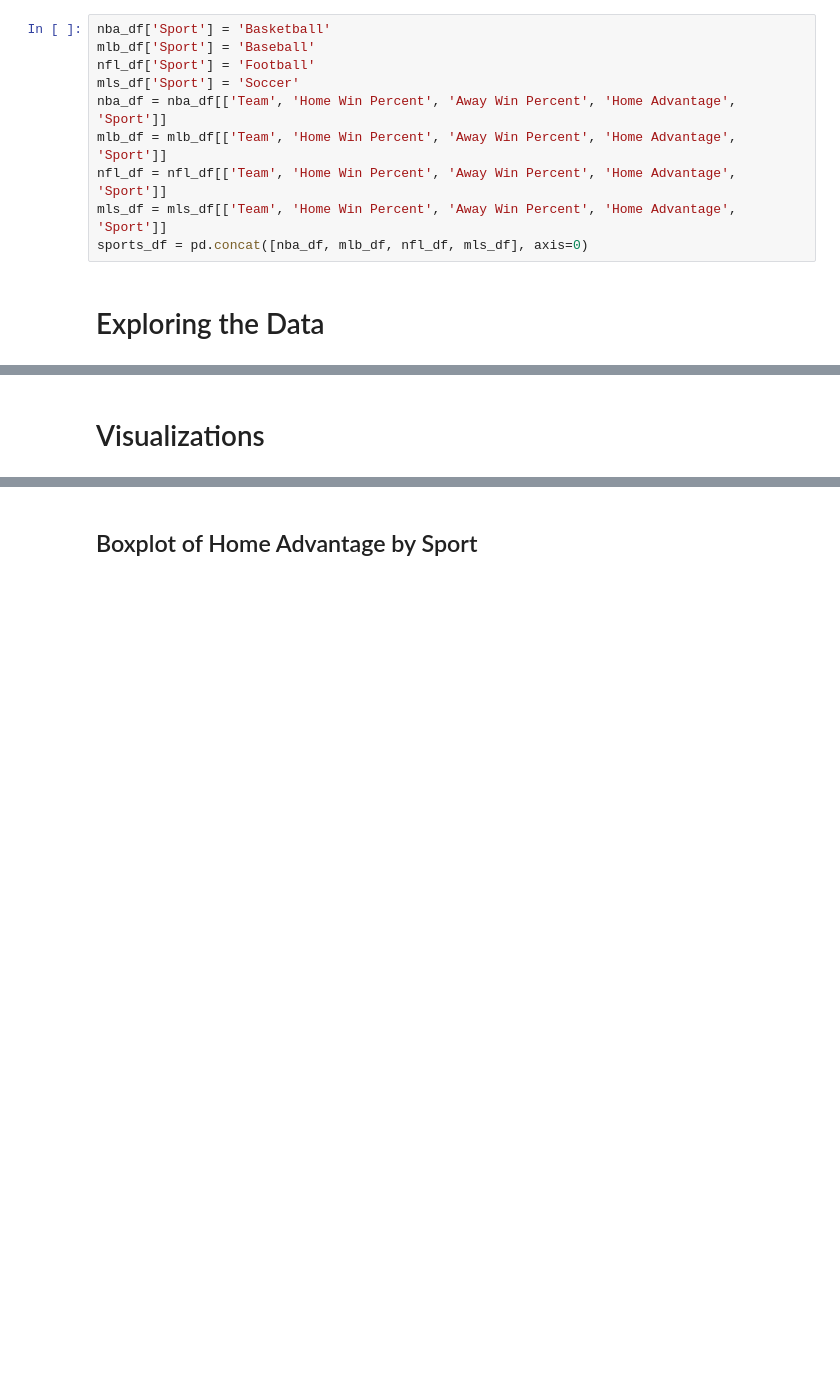
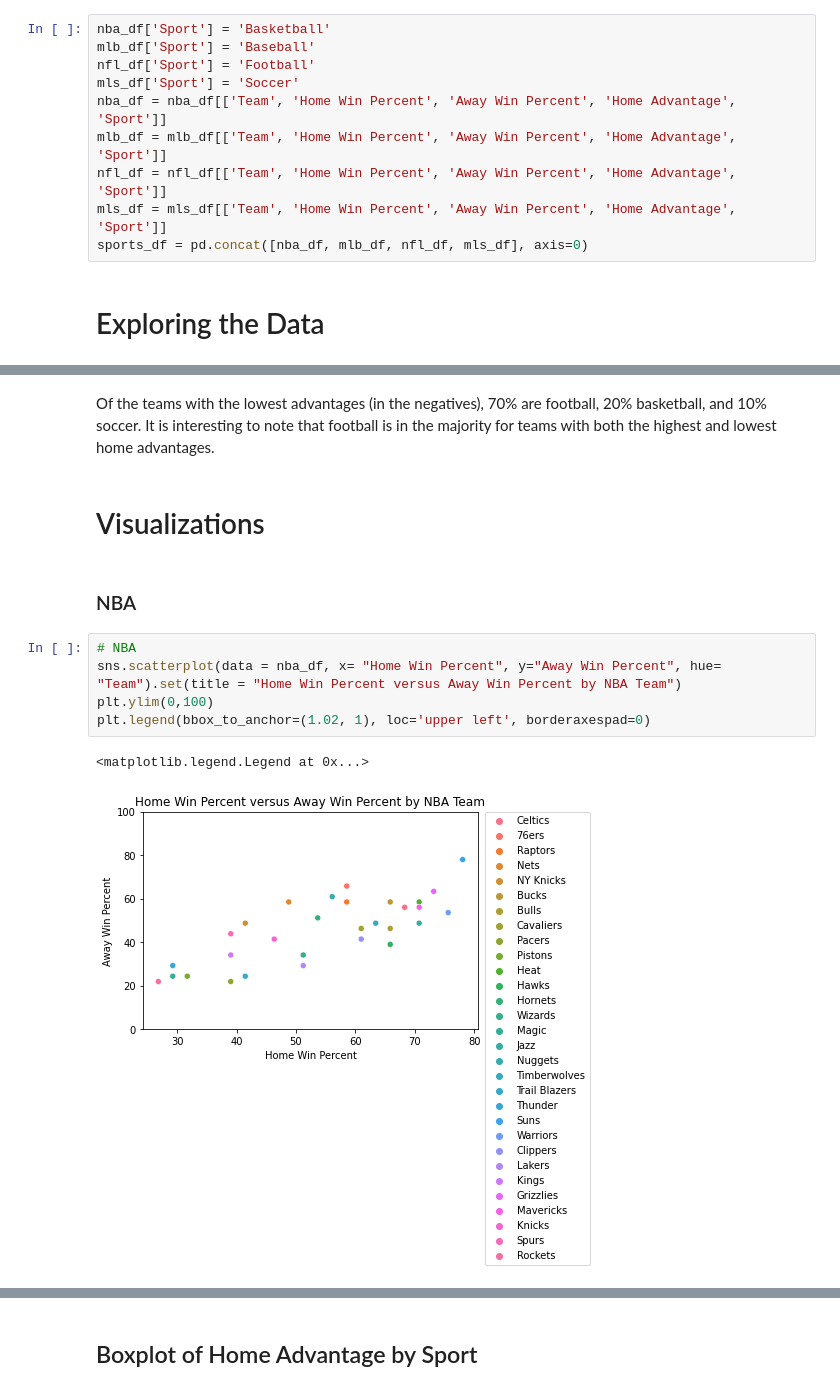
Before and after one commit to jadinsstewart/Cloud-Services, a Jupyter notebook: Final_NBA_Analytics.ipynb, the cells around one changed output, grey strips where cells are left out. Saved outputs shown, nothing was run; the diff lists cells and outputs as text; blank space fills up the shorter version.

```diff
--- a/Final_NBA_Analytics.ipynb
+++ b/Final_NBA_Analytics.ipynb
@@ -248,5 +271,17 @@ print(asc.head(20))
 10  Washington Commanders       -6.944444    Football
 17    Seattle Sounders FC       -5.882353      Soccer
 28                  Spurs       -4.878049  Basketball
+# %% [markdown]
+Of the teams with the lowest advantages (in the negatives), 70% are football, 20% basketball, and 10% soccer. It is interesting to note that football is in the majority for teams with both the highest and lowest home advantages.
 # %% [markdown]
 # Visualizations
+# %% [markdown]
+### NBA
+# %%
+# NBA
+sns.scatterplot(data = nba_df, x= "Home Win Percent", y="Away Win Percent", hue= "Team").set(title = "Home Win Percent versus Away Win Percent by NBA Team")
+plt.ylim(0,100)
+plt.legend(bbox_to_anchor=(1.02, 1), loc='upper left', borderaxespad=0)
+# %% [output]
+<matplotlib.legend.Legend at 0x...>
+[figure, added]
```
Also changed, not shown: parts of 24 cells of this notebook.
